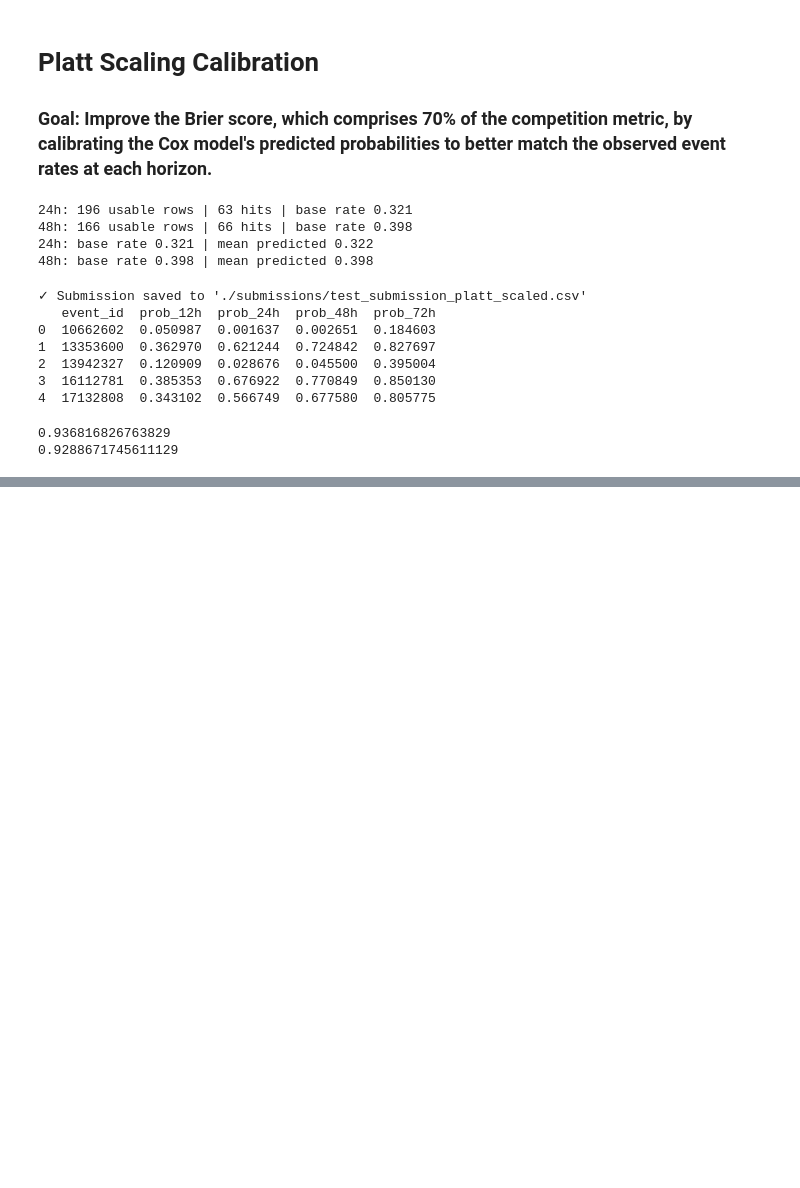
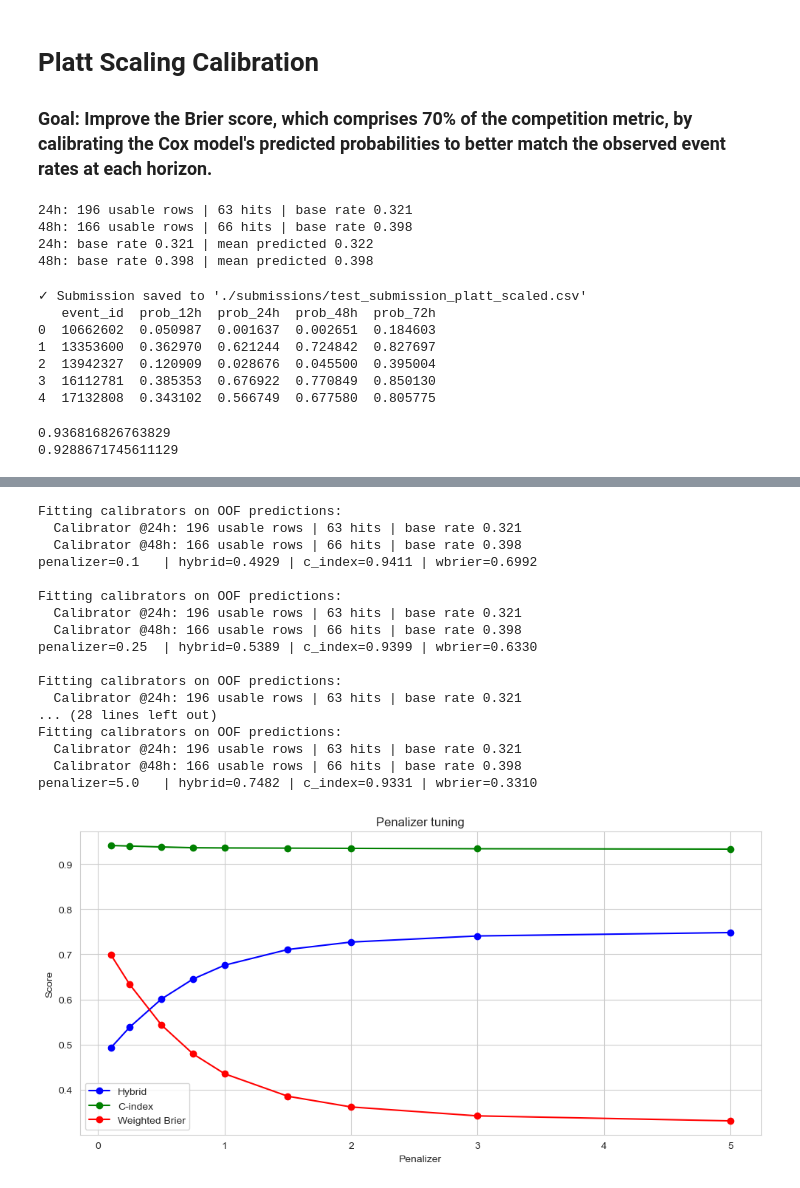
Before and after one commit to aydinkhan2005/Fire-Risk-Predictor, a Jupyter notebook: draft.ipynb, the cells around one changed output, grey strips where cells are left out. Cells and saved outputs as stored; diff of their text form; code cells hidden in the pictures; blank space fills up the shorter version.

```diff
--- a/draft.ipynb
+++ b/draft.ipynb
@@ -955,7 +965,7 @@ MODEL FEATURES (subplot 1): ['cross_track_component', 'log_ratio_epsilonp', 'are
 MODEL FEATURES (subplot 2): ['cross_track_component', 'log_ratio_epsilonp', 'log1p_area_first']
 [figure]
 # %%
-MODEL_FEATURES = ['cross_track_component', 'log_ratio_epsilonp', 'log1p_area_first']
+MODEL_FEATURES = ['cross_track_component', 'log_ratio_epsilonp']
 
 train_sub = train.copy()
 test_sub = test.copy() if 'test' in globals() else pd.read_csv('./data/test.csv')
@@ -998,7 +1008,6 @@ for h in submission_horizons:
 submission_log_ratio_e1e6 = pd.DataFrame(submission_data)
 
 save_submission('test_submission_log_ratio_e1e6_log1p_area', submission_log_ratio_e1e6)
-print(submission_log_ratio_e1e6.head())
 # %% [output]
 ✓ Submission saved to './submissions/test_submission_log_ratio_e1e6_log1p_area.csv'
    event_id  prob_12h  prob_24h  prob_48h  prob_72h
@@ -1143,0 +1226,5 @@ print(cph_test.concordance_index_)
+# %%
+from utils import evaluate_features, get_horizon_labels
+train_best = pd.read_csv('processed_data/train_best.csv')
+mask, labels = get_horizon_labels(train_best, 72)
+print(f"72h — mask sum: {mask.sum()}, unique labels: {np.unique(labels[mask])}, hits: {labels[mask].sum()}")
@@ -1143,0 +1266,45 @@ print(cph_test.concordance_index_)
+# %%
+
+penalizers = [0.1, 0.25, 0.5, 0.75, 1.0, 1.5, 2.0, 3.0, 5.0]
+results = []
+
+for p in penalizers:
+    utils.PENALIZER = p
+    scores, _ = evaluate_features(features, train_best, feature_name=f"penalizer={p}", verbose=False)
+    mean_hybrid = np.mean([f['hybrid'] for f in scores])
+    mean_cindex = np.mean([f['c_index'] for f in scores])
+    mean_brier  = np.mean([f['weighted_brier'] for f in scores])
+    results.append((p, mean_hybrid, mean_cindex, mean_brier))
+    print(f"penalizer={p:<5} | hybrid={mean_hybrid:.4f} | c_index={mean_cindex:.4f} | wbrier={mean_brier:.4f}")
+
+# Plot
+ps, hybrids, cindexes, briers = zip(*results)
+fig, ax1 = plt.subplots(figsize=(10, 5))
+ax1.plot(ps, hybrids, 'b-o', label='Hybrid')
+ax1.plot(ps, cindexes, 'g-o', label='C-index')
+ax1.plot(ps, briers, 'r-o', label='Weighted Brier')
+ax1.set_xlabel('Penalizer')
+ax1.set_ylabel('Score')
+ax1.legend()
+ax1.set_title('Penalizer tuning')
+plt.tight_layout()
+plt.show()
+# %% [output]
+Fitting calibrators on OOF predictions:
+  Calibrator @24h: 196 usable rows | 63 hits | base rate 0.321
+  Calibrator @48h: 166 usable rows | 66 hits | base rate 0.398
+penalizer=0.1   | hybrid=0.4929 | c_index=0.9411 | wbrier=0.6992
+
+Fitting calibrators on OOF predictions:
+  Calibrator @24h: 196 usable rows | 63 hits | base rate 0.321
+  Calibrator @48h: 166 usable rows | 66 hits | base rate 0.398
+penalizer=0.25  | hybrid=0.5389 | c_index=0.9399 | wbrier=0.6330
+
+Fitting calibrators on OOF predictions:
+  Calibrator @24h: 196 usable rows | 63 hits | base rate 0.321
+... (28 lines left out)
+Fitting calibrators on OOF predictions:
+  Calibrator @24h: 196 usable rows | 63 hits | base rate 0.321
+  Calibrator @48h: 166 usable rows | 66 hits | base rate 0.398
+penalizer=5.0   | hybrid=0.7482 | c_index=0.9331 | wbrier=0.3310
+[figure, added]
```
Also changed, not shown: parts of 11 cells of this notebook, 2 other files.
